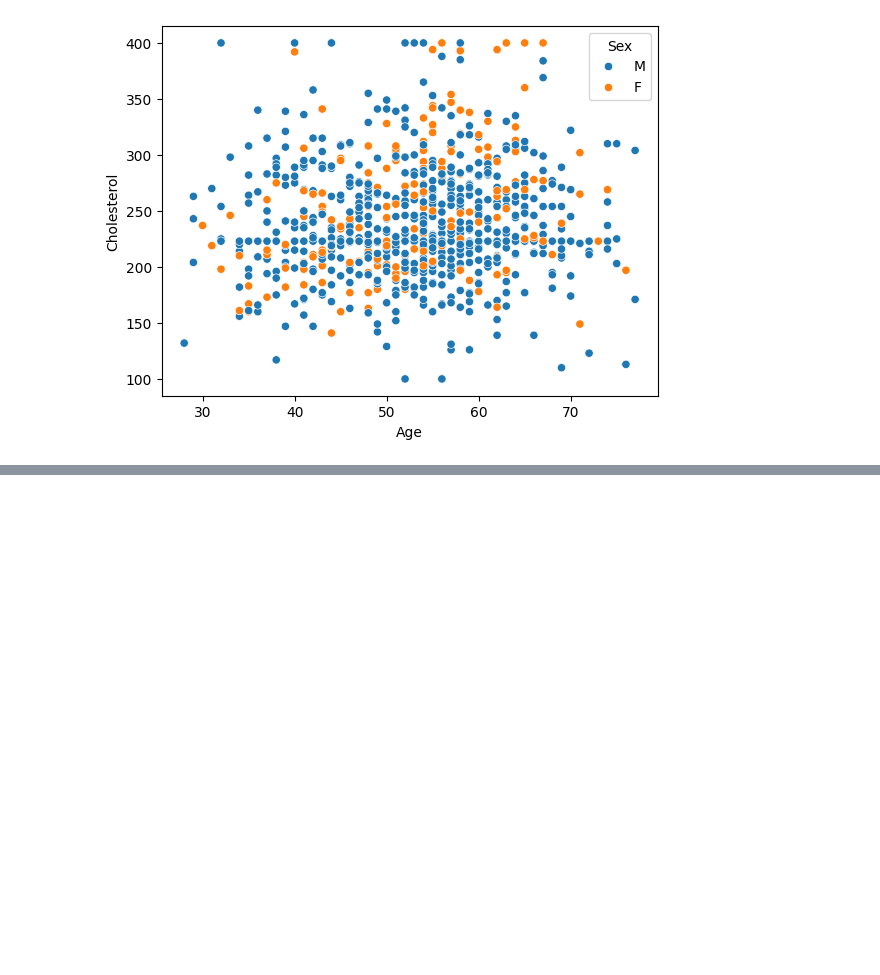
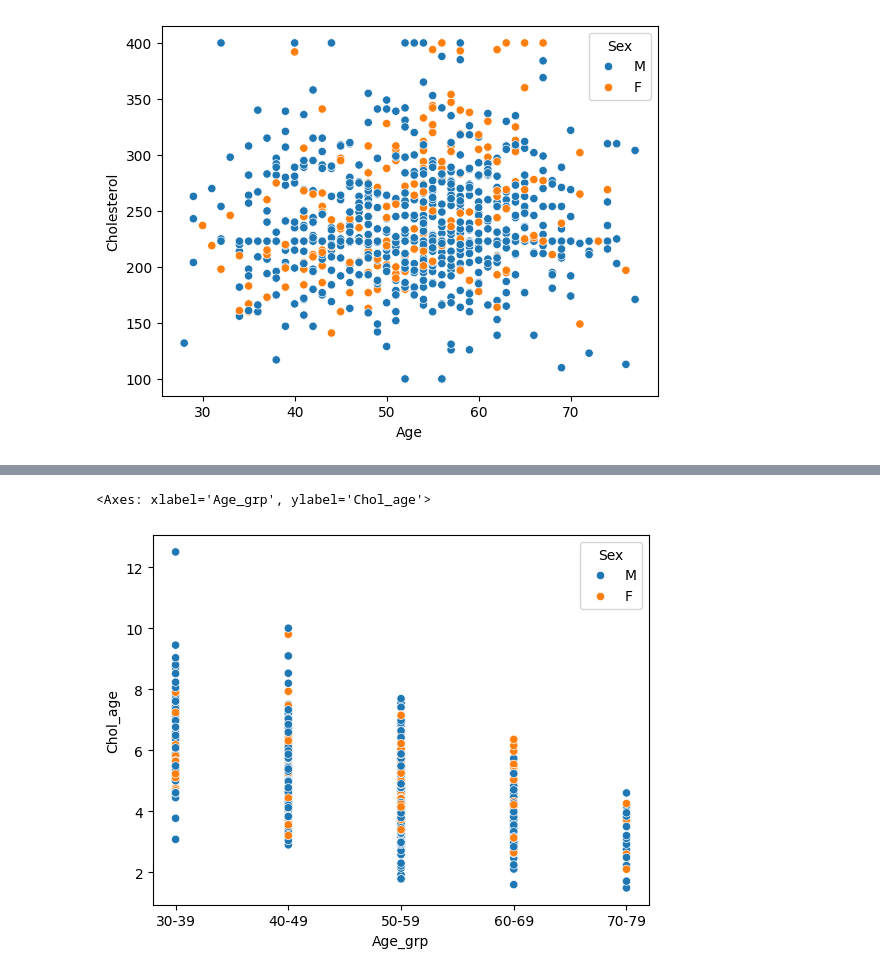
Before and after one commit to kartik23-2/EXploratorydataAnalysis, a Jupyter notebook: heart.ipynb, the cells around one changed output, grey strips where cells are left out. Cells and saved outputs as stored; diff of their text form; code cells hidden in the pictures; blank space fills up the shorter version.

```diff
--- a/heart.ipynb
+++ b/heart.ipynb
@@ -310,3 +314,9 @@ sns.scatterplot(x=df['Age'], y=df['Cholesterol'], hue=df['Sex'])
 # %% [output]
 <Axes: xlabel='Age', ylabel='Cholesterol'>
 [figure]
+# %%
+Age_grp = pd.cut(df['Age'], bins=[29, 39, 49, 59, 69, 79], labels=['30-39', '40-49', '50-59', '60-69', '70-79'])
+df['Age_grp'] = Age_grp
+Chol_age_ratio = df['Cholesterol'] / df['Age']
+df['Chol_age'] = Chol_age_ratio
+df.head()
@@ -312,0 +330,5 @@ sns.scatterplot(x=df['Age'], y=df['Cholesterol'], hue=df['Sex'])
+# %%
+sns.scatterplot(x=df['Age_grp'], y=df['Chol_age'], hue=df['Sex'])
+# %% [output]
+<Axes: xlabel='Age_grp', ylabel='Chol_age'>
+[figure, added]
```
Also changed, not shown: parts of 3 cells of this notebook.
